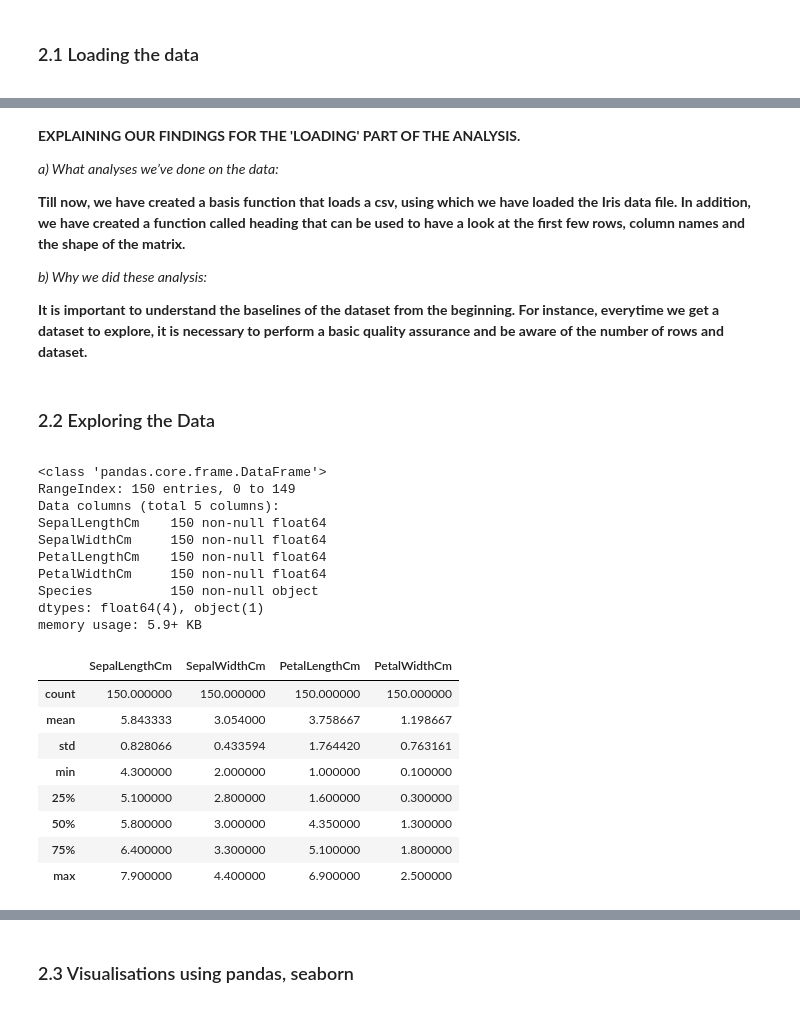
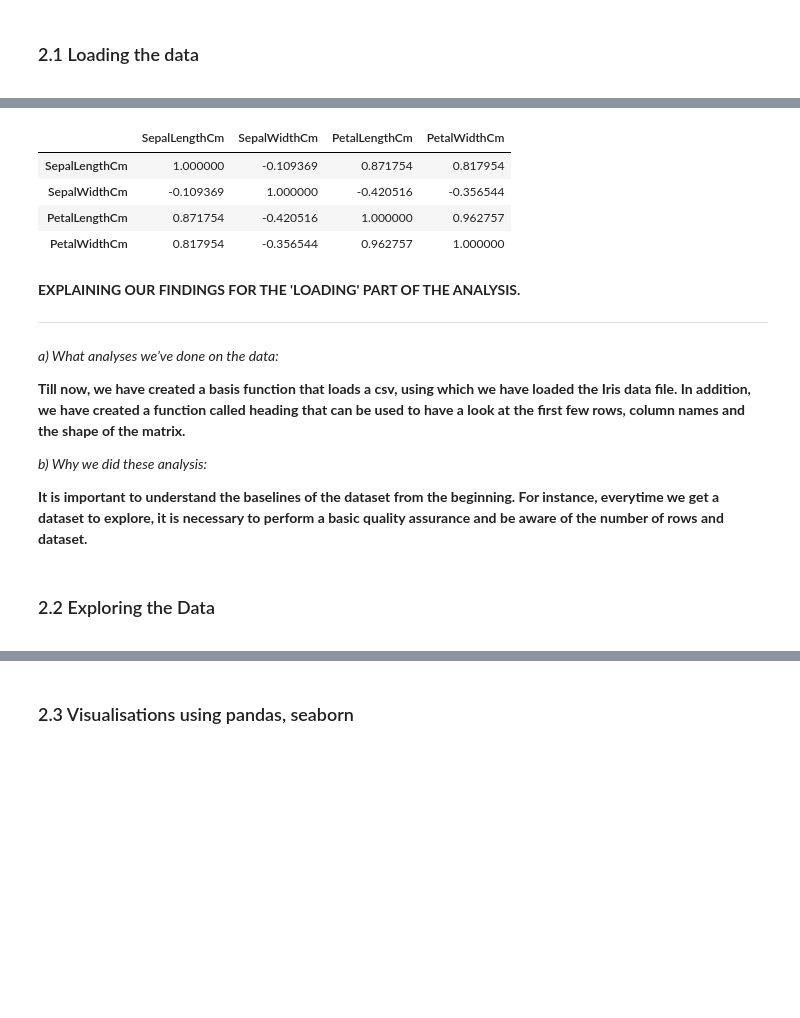
Before and after one commit to Usain90/Portfolio-Classification-of-Iris-Flowers, a Jupyter notebook: Iris Classification Project (PortFolio).ipynb, the cells around one changed output, grey strips where cells are left out. Saved outputs shown, nothing was run; the diff lists cells and outputs as text; code cells hidden in the pictures; blank space fills up the shorter version.

```diff
--- a/Iris Classification Project (PortFolio).ipynb
+++ b/Iris Classification Project (PortFolio).ipynb
@@ -90,10 +105,3 @@ import seaborn as sns
 def loadfile(file):
     return  pd.read_csv(file)
 dataset=loadfile('C:/Users/ishan/Documents/Python Scripts/DSDJ/3rd Portfolio Project/iris-species/Prepared/Iris.csv')
-# %%
-#A Function that uses pandas methods to show headers, column names and the shape of the matrix
-def heading(df):
-    fewlines=df.head()
-    matrix=df.columns
-    cols=df.shape
-    return matrix,fewlines,cols
@@ -116,0 +108,26 @@ dataset=dataset.drop(['Id'],axis=1)
+# %%
+class EDA():
+    def __init__(self,df):
+        self.data=df
+        self.heading(df)
+        self.descriptivestats(df)
+        self.nulls(df)
+        self.visualisations(df)
+
+    def heading(self,df):
+        self.fewlines=df.head()
+        self.matrix=df.shape
+        self.cols=df.columns
+
+    def descriptivestats(self,df):
+        self.information=df.info()
+        self.description=df.describe()
+        self.corelation=df.corr()
+
+    def nulls(self,df):
+        self.missing=df.isnull()
+
+    def visualisations(self,df):
+        self.descriptions=df.boxplot()
+        self.histogram=df.hist()
+        self.sm=scatter_matrix(df, alpha=0.2, figsize=(6, 6), diagonal='hist')
@@ -116,0 +136,3 @@ dataset=dataset.drop(['Id'],axis=1)
+# %%
+#Instantiating an object to store the dataset
+ob=EDA(dataset)
@@ -117,6 +153,17 @@ dataset=dataset.drop(['Id'],axis=1)
+# %%
+#Extracting the relevant data from the attributes of the EDA class
+ob.heading(dataset)
+ob.fewlines
+ob.corelation
+# %% [output]
+|  | SepalLengthCm | SepalWidthCm | PetalLengthCm | PetalWidthCm |
+| SepalLengthCm | 1.000000 | -0.109369 | 0.871754 | 0.817954 |
+| SepalWidthCm | -0.109369 | 1.000000 | -0.420516 | -0.356544 |
+| PetalLengthCm | 0.871754 | -0.420516 | 1.000000 | 0.962757 |
+| PetalWidthCm | 0.817954 | -0.356544 | 0.962757 | 1.000000 |
 # %% [markdown]
 **EXPLAINING OUR FINDINGS FOR THE 'LOADING' PART OF THE ANALYSIS.**
-
+***
 *a) What analyses we’ve done on the data:*
 
 **Till now, we have created a basis function that loads a csv, using which we have loaded the Iris data file. In addition, we have created a function called heading that can be used to have a look at the first few rows, column names and the shape of the matrix.**
@@ -135,22 +176,0 @@ def descriptivestats(df):
-# %%
-descriptivestats(dataset)
-# %% [output]
-<class 'pandas.core.frame.DataFrame'>
-RangeIndex: 150 entries, 0 to 149
-Data columns (total 5 columns):
-SepalLengthCm    150 non-null float64
-SepalWidthCm     150 non-null float64
-PetalLengthCm    150 non-null float64
-PetalWidthCm     150 non-null float64
-Species          150 non-null object
-dtypes: float64(4), object(1)
-memory usage: 5.9+ KB
-|  | SepalLengthCm | SepalWidthCm | PetalLengthCm | PetalWidthCm |
-| count | 150.000000 | 150.000000 | 150.000000 | 150.000000 |
-| mean | 5.843333 | 3.054000 | 3.758667 | 1.198667 |
-| std | 0.828066 | 0.433594 | 1.764420 | 0.763161 |
-| min | 4.300000 | 2.000000 | 1.000000 | 0.100000 |
-| 25% | 5.100000 | 2.800000 | 1.600000 | 0.300000 |
-| 50% | 5.800000 | 3.000000 | 4.350000 | 1.300000 |
-| 75% | 6.400000 | 3.300000 | 5.100000 | 1.800000 |
-| max | 7.900000 | 4.400000 | 6.900000 | 2.500000 |
```
Also changed, not shown: parts of 59 cells of this notebook.
